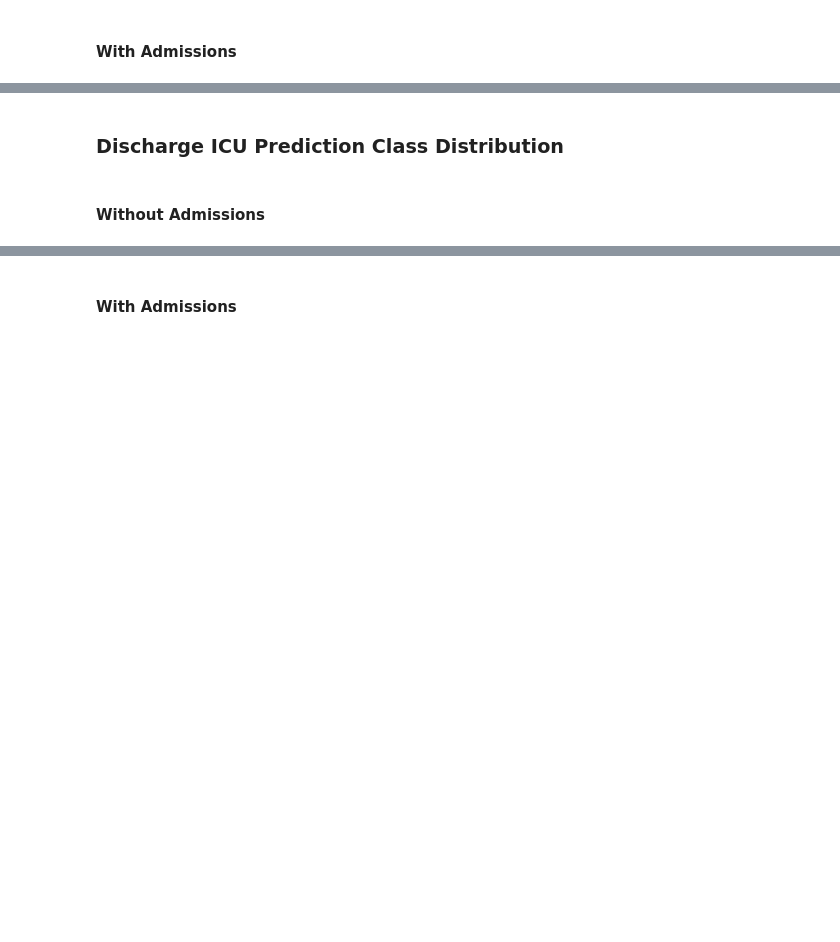
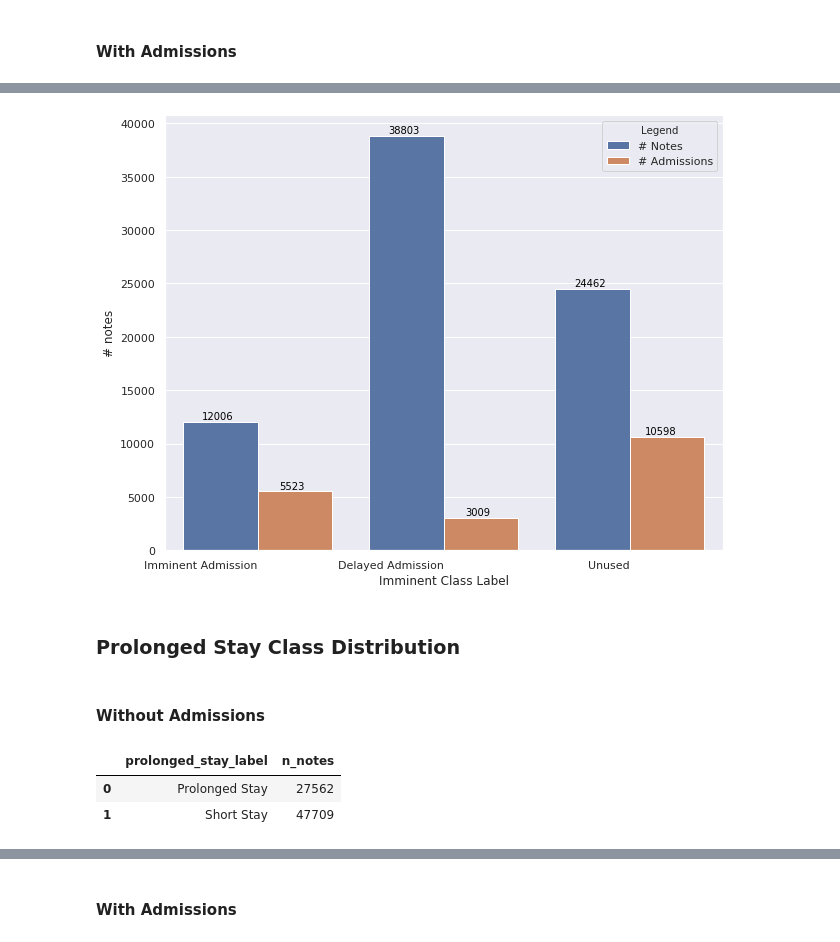
Before and after one commit to sudarshan85/imminent-adm-mimic, a Jupyter notebook: analysis/data_analysis.ipynb, the cells around one changed output, grey strips where cells are left out. Saved outputs shown, nothing was run; the diff lists cells and outputs as text; code cells hidden in the pictures; blank space fills up the shorter version.

```diff
--- a/analysis/data_analysis.ipynb
+++ b/analysis/data_analysis.ipynb
@@ -277,11 +383,11 @@ for index, row in plot_df.iterrows():
 # %% [markdown]
 #### With Admissions
 # %%
-p1 = pd.DataFrame(df.groupby(['imminent_label']).size(), columns=['n_notes']).reset_index()
-p2 = df.groupby(['imminent_label'])['hadm_id'].nunique().reset_index()
-p = p1.merge(p2, on=['imminent_label'])
+p1 = pd.DataFrame(df.groupby(['imminent_adm_label']).size(), columns=['n_notes']).reset_index()
+p2 = df.groupby(['imminent_adm_label'])['hadm_id'].nunique().reset_index()
+p = p1.merge(p2, on=['imminent_adm_label'])
 # %%
-p['imminent_label'] = desc
+p['imminent_adm_label'] = desc
 # %%
 p = p.reindex([2,1,0])
 p.reset_index(inplace=True, drop=True)
@@ -289,21 +400,23 @@ p
 # %%
 plot_df = p.copy()
 plot_df.rename(columns={'hadm_id':'# Admissions', 'n_notes':'# Notes'}, inplace=True)
-plot_df = pd.melt(plot_df, id_vars='imminent_label', var_name='Legend', value_name='counts')
+plot_df = pd.melt(plot_df, id_vars='imminent_adm_label', var_name='Legend', value_name='counts')
 # %%
 fig, ax = plt.subplots(figsize=(10, 8))
 
-sns.barplot(x='imminent_label', y='counts', hue='Legend', data=plot_df, ax=ax)
+sns.barplot(x='imminent_adm_label', y='counts', hue='Legend', data=plot_df, ax=ax)
 ax.set_xticklabels(ax.get_xticklabels(), ha='right')
 ax.set_xlabel('Imminent Class Label')
 ax.set_ylabel('# notes')
 
 for index, row in plot_df.iterrows():
     if index < len(plot_df)//2:
         ax.text(index-0.13, row['counts']+50, str(row['counts']), color='black', ha='right', va='bottom')
     else:
         ax.text(index % (len(plot_df)//2)+0.25, row['counts']+50, str(row['counts']), color='black', ha='right', va='bottom')
+# %% [output]
+[figure, added]
 # %%
 # fig.savefig(args.figdir/'imminent_label_adms_bp.tif', dpi=300)
 # %% [markdown]
-### Discharge ICU Prediction Class Distribution
+### Prolonged Stay Class Distribution
@@ -312,10 +425,14 @@ desc = ['negative class', 'positive class']
 # %% [markdown]
 #### Without Admissions
 # %%
-plot_df = pd.DataFrame(df.groupby(['discharge_label']).size(), columns=['n_notes']).reset_index()
-plot_df['discharge_label'] = desc
+plot_df = pd.DataFrame(df.groupby(['prolonged_stay_label']).size(), columns=['n_notes']).reset_index()
+plot_df['prolonged_stay_label'] = desc
 plot_df = plot_df.reindex([1, 0])
 plot_df.reset_index(inplace=True, drop=True)
 plot_df
+# %% [output]
+|  | prolonged_stay_label | n_notes |
+| 0 | Prolonged Stay | 27562 |
+| 1 | Short Stay | 47709 |
 # %%
 fig, ax = plt.subplots(figsize=(10, 8))
```
Also changed, not shown: parts of 31 cells of this notebook, 4 other files.
